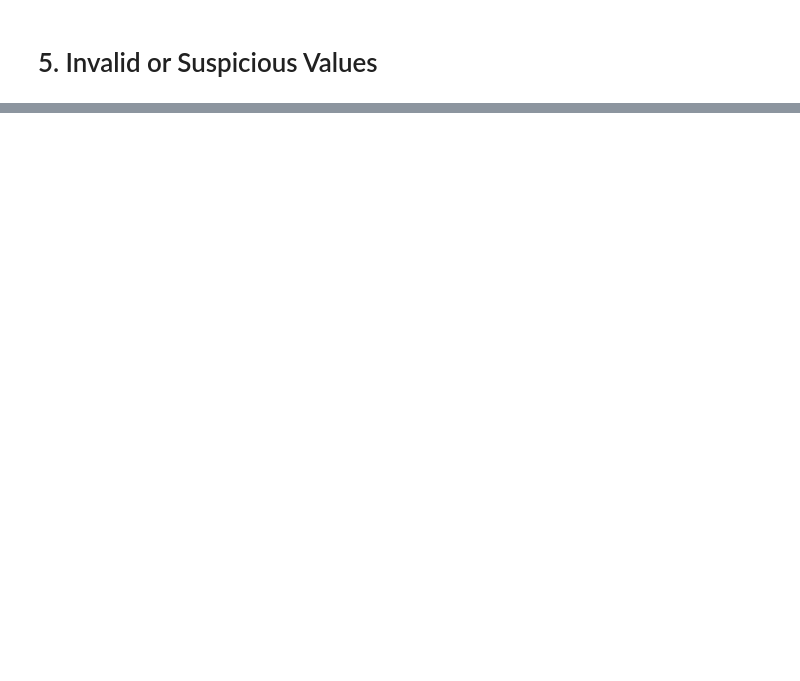
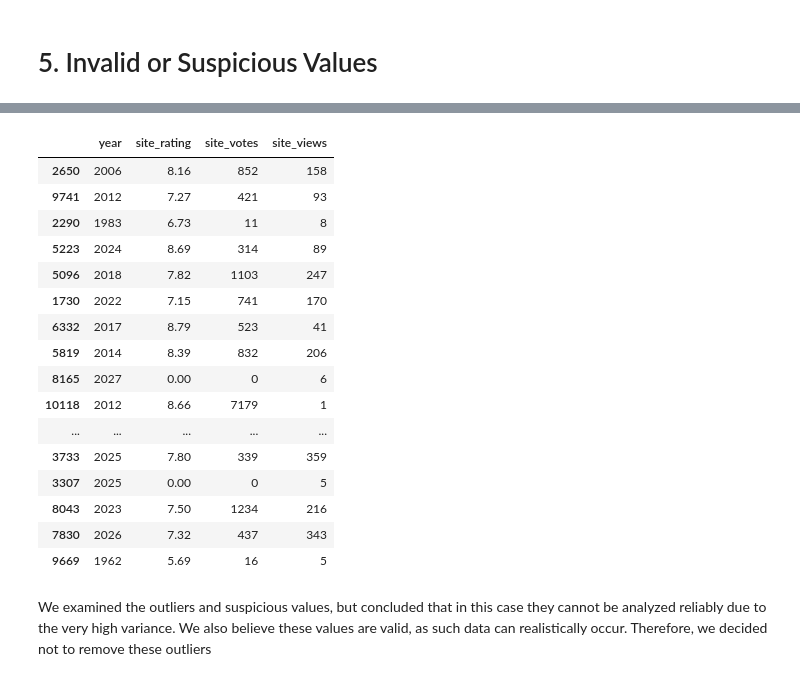
Before and after one commit to nurapura2/anime_final_project, a Jupyter notebook: src/notebooks/data_cleaning.ipynb, the cells around one changed output, grey strips where cells are left out. Cells and saved outputs as stored; diff of their text form; code cells hidden in the pictures; blank space fills up the shorter version.

```diff
--- a/src/notebooks/data_cleaning.ipynb
+++ b/src/notebooks/data_cleaning.ipynb
@@ -105 +222,5 @@ url                  object
 dtype: object
+# %%
+#converting columns to numeric
+df['site_views'] = df['site_views'].str.extract('(\d+)').astype(int)
+df['site_views']
@@ -105,0 +240,7 @@ dtype: object
+# %%
+#splitting columns with multiple values into lists
+df['genres'] = df['genres'].str.split('|')
+df['alt_names'] = df['alt_names'].str.split('|')
+df['studio'] = df['studio'].str.split('|')
+df['director'] = df['director'].str.split('|')
+df['dubbing'] = df['dubbing'].str.split('|')
@@ -111,0 +265,8 @@ Dataframe has:  0 duplicates
+# %%
+#checking and resolving duplicate anime_id
+dup_ids = df[df['anime_id'].duplicated(keep=False)]
+print(f"Rows with duplicate anime_id: {len(dup_ids)}")
+
+#keeping only the first occurrence
+df = df.drop_duplicates(subset='anime_id', keep='first')
+print(f"Shape after deduplication: {df.shape}")
@@ -113,0 +311,46 @@ Dataframe has:  0 duplicates
+# %%
+num_cols = ['year', 'site_rating', 'site_votes', 'site_views']
+
+
+#z-score method
+z_scores = (df[num_cols] - df[num_cols].mean()) / df[num_cols].std()
+z_outliers = np.abs(z_scores) > 3
+
+#iqr method
+Q1 = df[num_cols].quantile(0.25)
+Q3 = df[num_cols].quantile(0.75)
+IQR = Q3 - Q1
+
+iqr_outliers = (df[num_cols] < (Q1 - 1.5 * IQR)) | (df[num_cols] > (Q3 + 1.5 * IQR))
+
+#merging outliers from both methods
+outliers = z_outliers | iqr_outliers
+
+#rows with issues
+df_outliers = df[outliers.any(axis=1)]
+
+#marking
+df['suspicious'] = outliers.any(axis=1)
+
+#checking
+df_outliers[num_cols].sample(50)
+# %% [output]
+|  | year | site_rating | site_votes | site_views |
+| 2650 | 2006 | 8.16 | 852 | 158 |
+| 9741 | 2012 | 7.27 | 421 | 93 |
+| 2290 | 1983 | 6.73 | 11 | 8 |
+| 5223 | 2024 | 8.69 | 314 | 89 |
+| 5096 | 2018 | 7.82 | 1103 | 247 |
+| 1730 | 2022 | 7.15 | 741 | 170 |
+| 6332 | 2017 | 8.79 | 523 | 41 |
+| 5819 | 2014 | 8.39 | 832 | 206 |
+| 8165 | 2027 | 0.00 | 0 | 6 |
+| 10118 | 2012 | 8.66 | 7179 | 1 |
+| ... | ... | ... | ... | ... |
+| 3733 | 2025 | 7.80 | 339 | 359 |
+| 3307 | 2025 | 0.00 | 0 | 5 |
+| 8043 | 2023 | 7.50 | 1234 | 216 |
+| 7830 | 2026 | 7.32 | 437 | 343 |
+| 9669 | 1962 | 5.69 | 16 | 5 |
+# %% [markdown]
+We examined the outliers and suspicious values, but concluded that in this case they cannot be analyzed reliably due to the very high variance. We also believe these values are valid, as such data can realistically occur. Therefore, we decided not to remove these outliers
```
Also changed, not shown: parts of 22 cells of this notebook, 2 other files.
